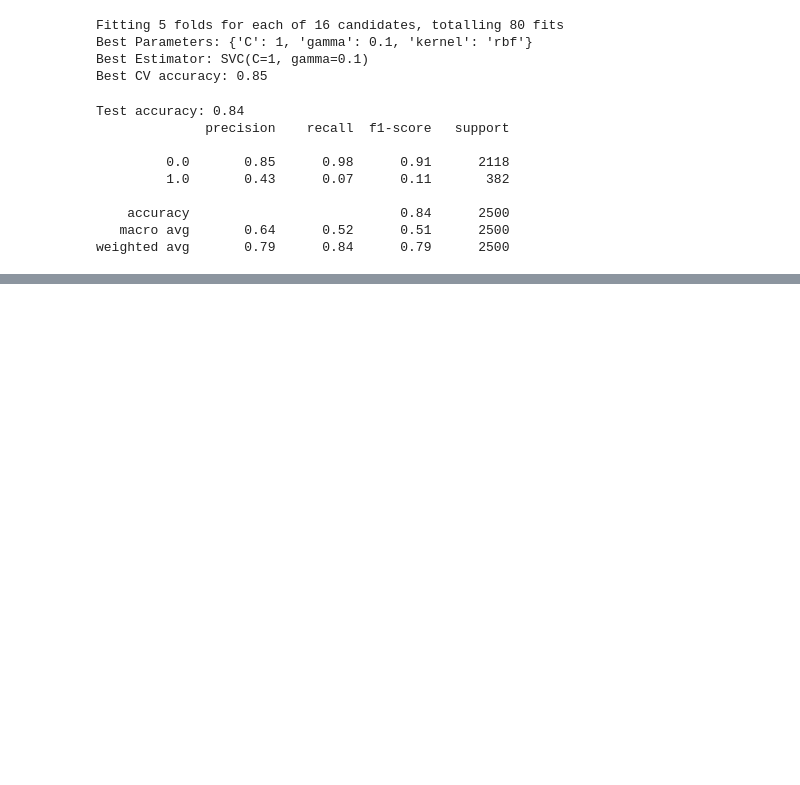
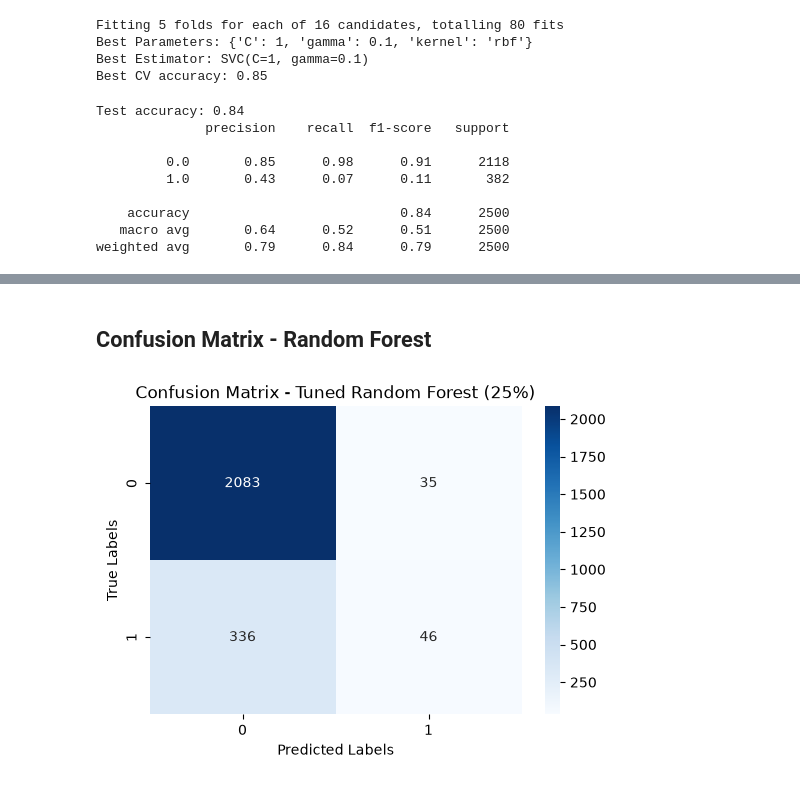
Before and after one commit to ClauVilchis/ClaudiaVilchis_ML_CA1, a Jupyter notebook: ClaudiaVilchis_ML_CA1.ipynb, the cells around one changed output, grey strips where cells are left out. Cells and saved outputs as stored; diff of their text form; code cells hidden in the pictures; blank space fills up the shorter version.

```diff
--- a/ClaudiaVilchis_ML_CA1.ipynb
+++ b/ClaudiaVilchis_ML_CA1.ipynb
@@ -620,0 +652,21 @@ Obervation:
+# %%
+# GrindSearchCV for Random Forest (structure adapted from Tutorial 5, Iqbal, 2026)
+# n_estimators from Random Forest - Practical; max_depth from Tutorial 3, Iqbal, 2026)
+
+# Define parameter grid
+param_grid_rf = {
+    "n_estimators": [100, 300],
+    "max_depth": [5, 10, None]
+}
+
+# Perform grid search with 5-fold cross-validation (Random Forest does not need scaled data)
+grid_rf = GridSearchCV(RandomForestClassifier(random_state = 38), param_grid_rf, cv = 5, verbose = 1)
+grid_rf.fit(X_train, y_train)
+
+# Best parameters estimator and cross-validation accuracy
+print("Best Parameters:", grid_rf.best_params_)
+print("Best Estimator:", grid_rf.best_estimator_)
+print("Best CV accuracy: {:.2f}".format(grid_rf.best_score_))
+
+# Make predictions
+grid_rf_predictions = grid_rf.predict(X_test)
@@ -620,0 +694,14 @@ Obervation:
+# %% [markdown]
+## Confusion Matrix - Random Forest
+# %%
+# Confusion matrix of the tuned Random Forest (adapted from Tutorial 5, Iqbal, 2026)
+cm_rf = confusion_matrix(y_test, grid_rf_predictions)
+
+plt.figure(figsize = (6,4))
+sns.heatmap(cm_rf, annot =True, fmt = "d", cmap = "Blues")
+plt.xlabel("Predicted Labels")
+plt.ylabel("True Labels")
+plt.title("Confusion Matrix - Tuned Random Forest (25%)")
+plt.show()
+# %% [output]
+[figure, added]
```
Also changed, not shown: parts of 9 cells of this notebook.
